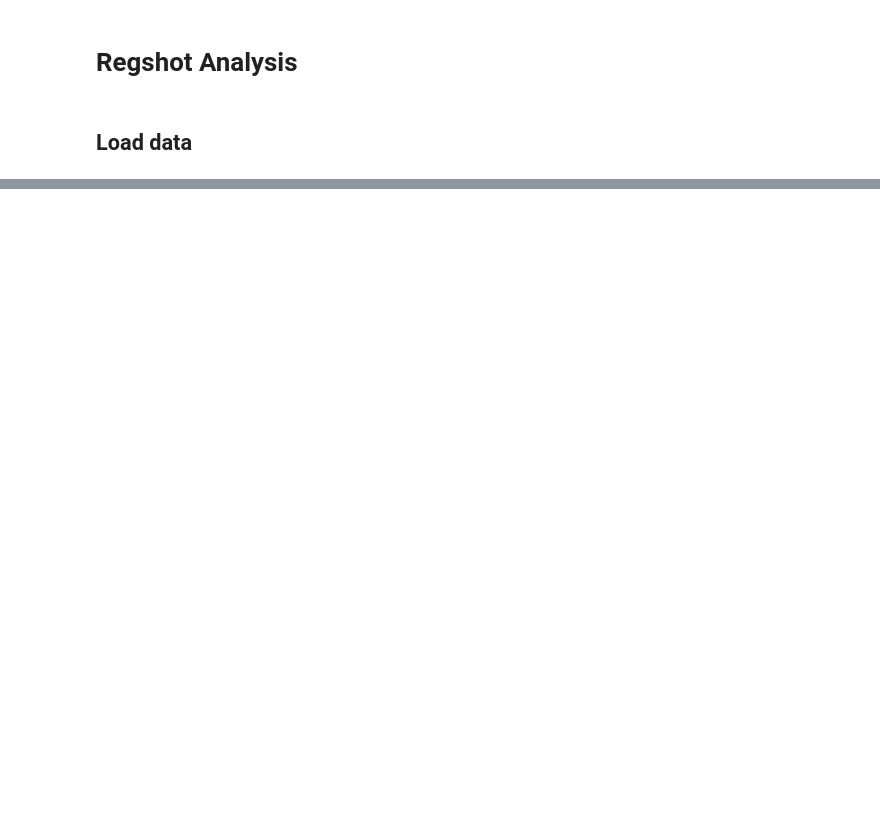
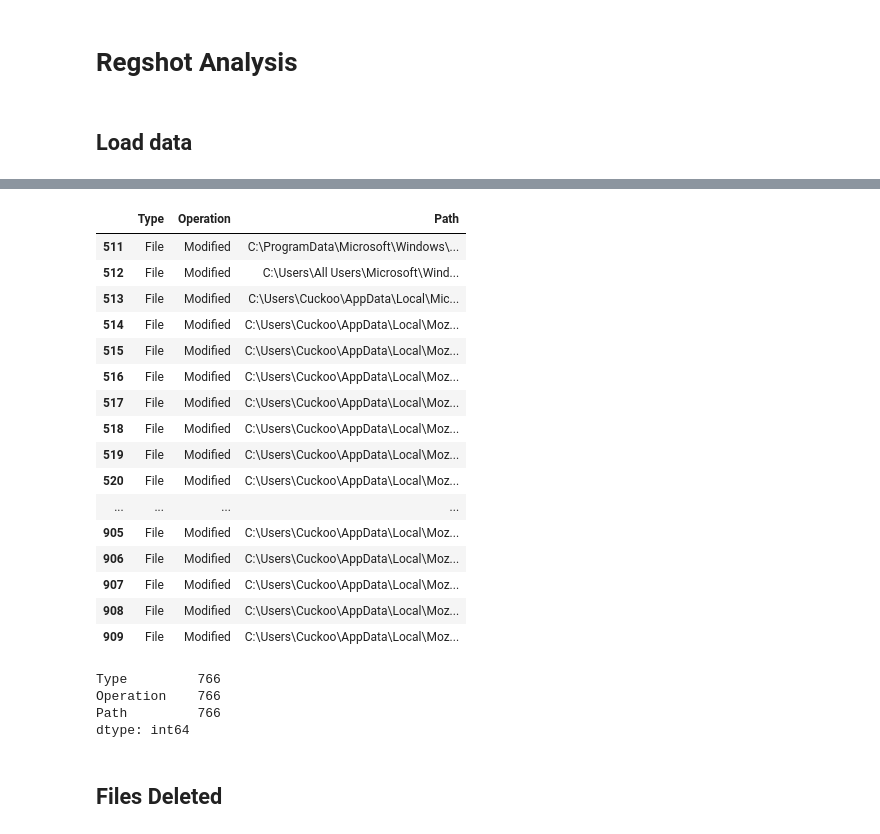
Before and after one commit to W4lkerJ/ForensicAnalysis, a Jupyter notebook: src/notebooks/ProcMonAnalysis.ipynb, the cells around one changed output, grey strips where cells are left out. Drawn from its saved outputs; the diff is of its cells as text; code cells hidden in the pictures; blank space fills up the shorter version.

```diff
--- a/src/notebooks/ProcMonAnalysis.ipynb
+++ b/src/notebooks/ProcMonAnalysis.ipynb
@@ -177 +282,32 @@ df_regshot_data = pd.read_csv(regshot_path, delimiter=";")
+# %%
+df_operation_query = df_regshot_data.query("Type == 'File' & Operation == 'Modified'")
+# %%
+df_operation_query
+# %% [output]
+|  | Type | Operation | Path |
+| 511 | File | Modified | C:\ProgramData\Microsoft\Windows\... |
+| 512 | File | Modified | C:\Users\All Users\Microsoft\Wind... |
+| 513 | File | Modified | C:\Users\Cuckoo\AppData\Local\Mic... |
+| 514 | File | Modified | C:\Users\Cuckoo\AppData\Local\Moz... |
+| 515 | File | Modified | C:\Users\Cuckoo\AppData\Local\Moz... |
+| 516 | File | Modified | C:\Users\Cuckoo\AppData\Local\Moz... |
+| 517 | File | Modified | C:\Users\Cuckoo\AppData\Local\Moz... |
+| 518 | File | Modified | C:\Users\Cuckoo\AppData\Local\Moz... |
+| 519 | File | Modified | C:\Users\Cuckoo\AppData\Local\Moz... |
+| 520 | File | Modified | C:\Users\Cuckoo\AppData\Local\Moz... |
+| ... | ... | ... | ... |
+| 905 | File | Modified | C:\Users\Cuckoo\AppData\Local\Moz... |
+| 906 | File | Modified | C:\Users\Cuckoo\AppData\Local\Moz... |
+| 907 | File | Modified | C:\Users\Cuckoo\AppData\Local\Moz... |
+| 908 | File | Modified | C:\Users\Cuckoo\AppData\Local\Moz... |
+| 909 | File | Modified | C:\Users\Cuckoo\AppData\Local\Moz... |
+# %%
+df_operation_query.count()
+# %% [output]
+Type         766
+Operation    766
+Path         766
+dtype: int64
+# %% [markdown]
+## Files Deleted
 # %%
```
Also changed, not shown: parts of 58 cells of this notebook, 1 other file.
